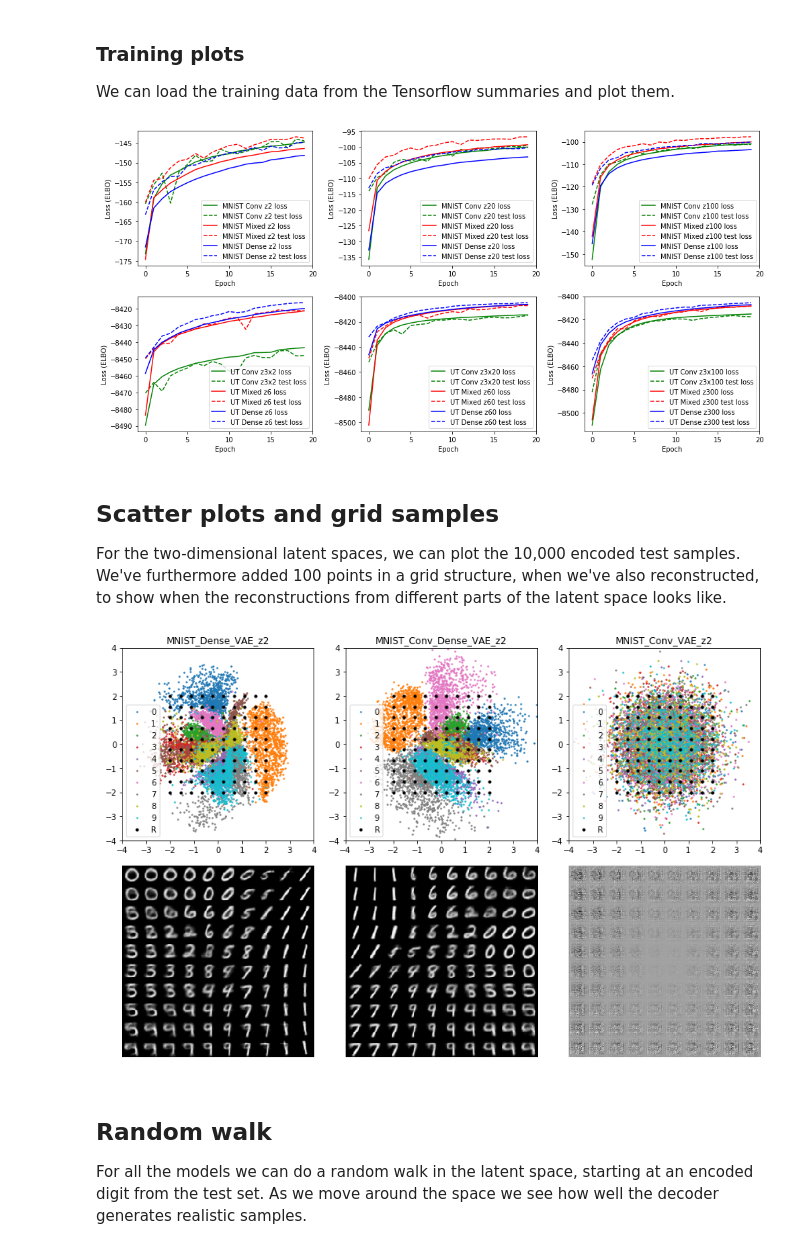
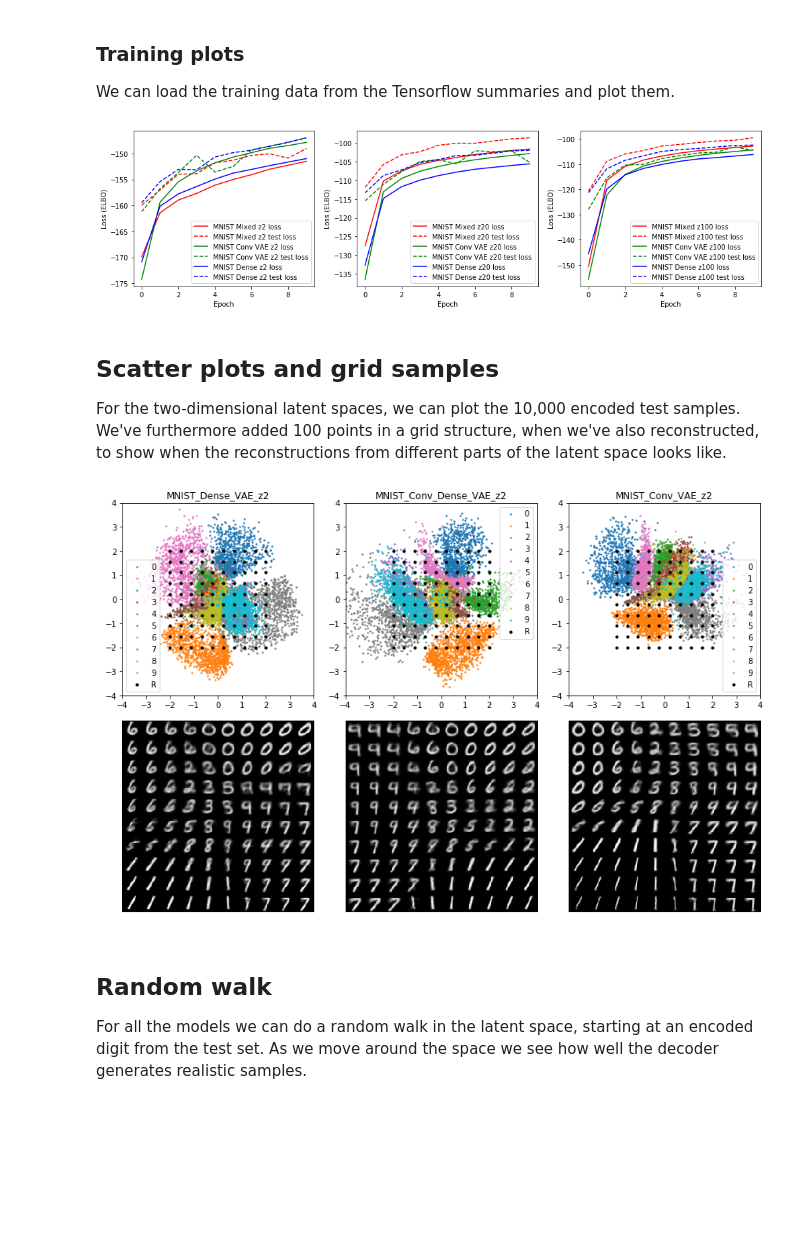
Before and after one commit to Skielex/02456-deep-learning-project, a Jupyter notebook: Unsupervised VAE.ipynb, the cells around one changed output. Cells and saved outputs as stored; diff of their text form; code cells hidden in the pictures; blank space fills up the shorter version.

Commit message:
Tested training.

```diff
--- a/Unsupervised VAE.ipynb
+++ b/Unsupervised VAE.ipynb
@@ -24,13 +24,13 @@ Using TensorFlow backend.
 Initialize some variables we need.
 # %%
 # Set True to train the models.
-TRAIN = False
+TRAIN = True
 # Set True to load last weights for each model from default folder.
 LOAD_LAST_WEIGHTS = True
 
-input_dir = r'C:\GitRepos\Playground\deep_learning\output_20_runs_mnist_ut'
+input_dir = r'output'
 
-training_epochs = 20
+training_epochs = 10
 starting_epoch = 0
 
 batch_size = 50
@@ -40,7 +40,7 @@ Load MNIST data.
 shape = (28,28,1)
 size = np.array(shape).prod()
 batch_size = 50
-training_size = 6000
+training_size = 60000
 
 (x_train, y_train), (x_test, y_test) = mnist.load_data()
 x_train = x_train[:training_size] / 255.
@@ -226,6 +226,9 @@ def fit(model, x_train, x_test, batch_size=50):
     # If 0, not histogram data is saved. Change to save Tensorboard histograms.
     model.tensorboard_callback.histogram_freq = 0
 
+    # Don't write graph because we have all graphs build at once and it's a mess.
+    model.tensorboard_callback.write_graph = False
+
     # Print summaries to console.
     model.encoder.summary()
     model.decoder.summary()
@@ -291,12 +297,9 @@ root_paths = [
     r'MNIST*z2\**\events.out.tfevents*',
     r'MNIST*z20\**\events.out.tfevents*',
     r'MNIST*z100\**\events.out.tfevents*',
-    r'UT*z?\**\events.out.tfevents*',
-    r'UT*z?0\**\events.out.tfevents*',
-    r'UT*z?00\**\events.out.tfevents*',
 ]
 
-plt.figure(figsize=(14,7))
+plt.figure(figsize=(14,4))
 n = 1
 
 for root_path in root_paths:
@@ -318,8 +321,6 @@ for root_path in root_paths:
                         data[v.tag] = []
 
                     data[v.tag].append(-v.simple_value)
-                    # if v.tag == 'loss':
-                    #     print(v.simple_value)
 
         color = 'r' if 'Conv_Dense' in model else 'b' if 'Dense' in model else 'g'
 
@@ -327,36 +328,36 @@ for root_path in root_paths:
         ax.plot(data['val_loss'], color + '--')
         model_names.append(model + '_loss')
         model_names.append(model + '_val_loss')
 
     for i in range(len(model_names)):
         model_names[i] = model_names[i].replace('3Conv_VAE', 'Conv')
         model_names[i] = model_names[i].replace('2Conv_VAE', 'Conv')
         model_names[i] = model_names[i].replace('Conv_Dense_VAE', 'Mixed')
         model_names[i] = model_names[i].replace('Dense_VAE', 'Dense')
 
         model_names[i] = model_names[i].replace('_', ' ')
         model_names[i] = model_names[i].replace('val', 'test')
         model_names[i] = model_names[i].replace('UT Conv z2', 'UT Conv z3x2')
         model_names[i] = model_names[i].replace('UT Conv z100', 'UT Conv z3x100')
 
     ax.legend(model_names, loc='lower right')
     ax.set_xlabel('Epoch')
     ax.set_ylabel('Loss (ELBO)')
 
     # if 'MNIST' in model_names[0]:
     #     plt.axis([0,20,-115,-95])
     # else:
     #     plt.axis([0,20,-8450,-8380])
 
-    tickpos = [0,5,10,15,20]
-    ax.set_xticks(tickpos)
+    #tickpos = [0,5,10,15,20]
+    #ax.set_xticks(tickpos)
 
     n = n + 1
 
 plt.tight_layout()
 plt.show()
 # %% [output]
-[figure, old version]
+[figure, new version]
 # %% [markdown]
 ## Scatter plots and grid samples
 For the two-dimensional latent spaces, we can plot the 10,000 encoded test samples. We've furthermore added 100 points in a grid structure, when we've also reconstructed, to show when the reconstructions from different parts of the latent space looks like.
@@ -408,7 +409,7 @@ for model in models:
 plt.tight_layout()
 plt.show()
 # %% [output]
-[figure, old version]
+[figure, new version]
 # %% [markdown]
 ## Random walk
 For all the models we can do a random walk in the latent space, starting at an encoded digit from the test set. As we move around the space we see how well the decoder generates realistic samples.
```
Also changed, not shown: parts of 4 cells of this notebook.
